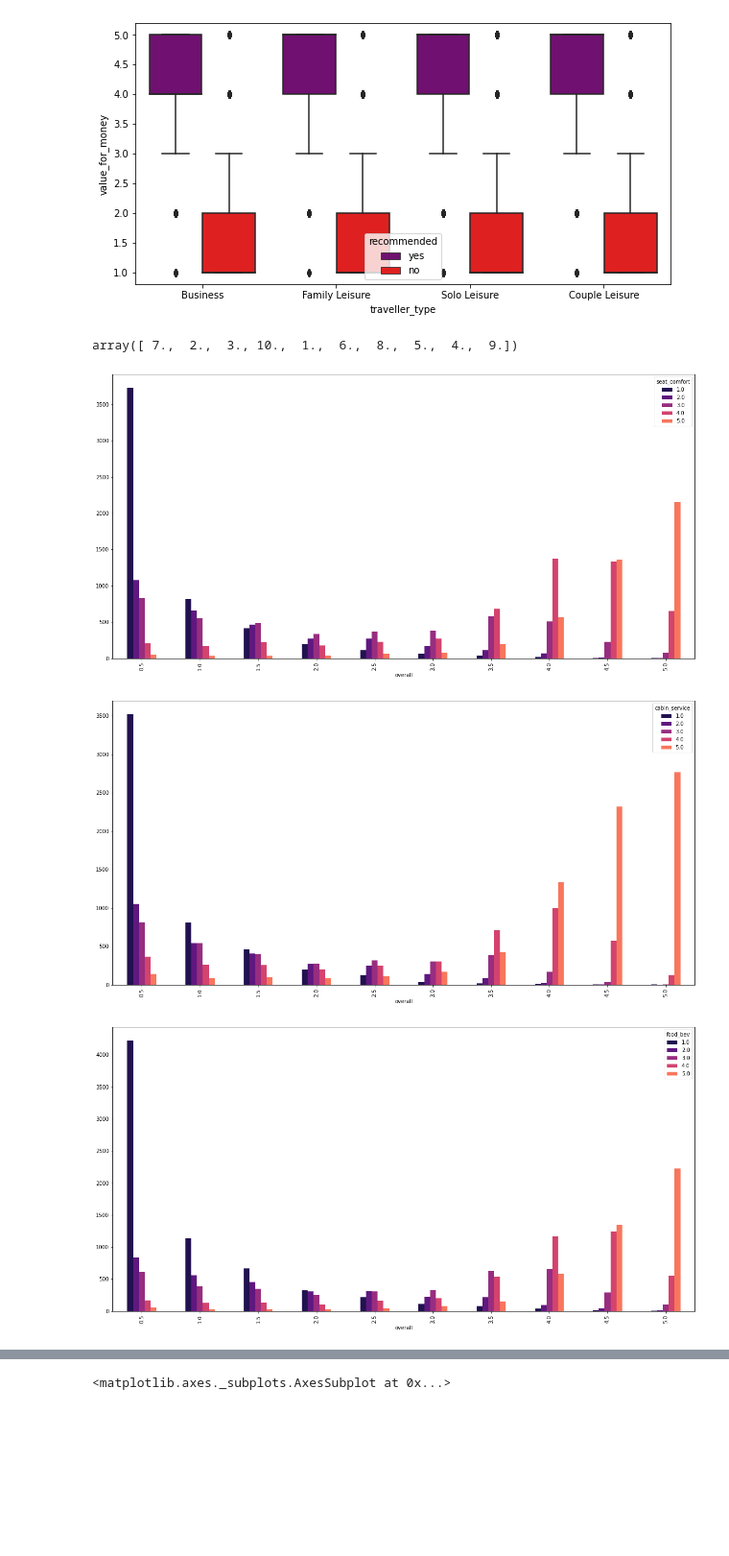
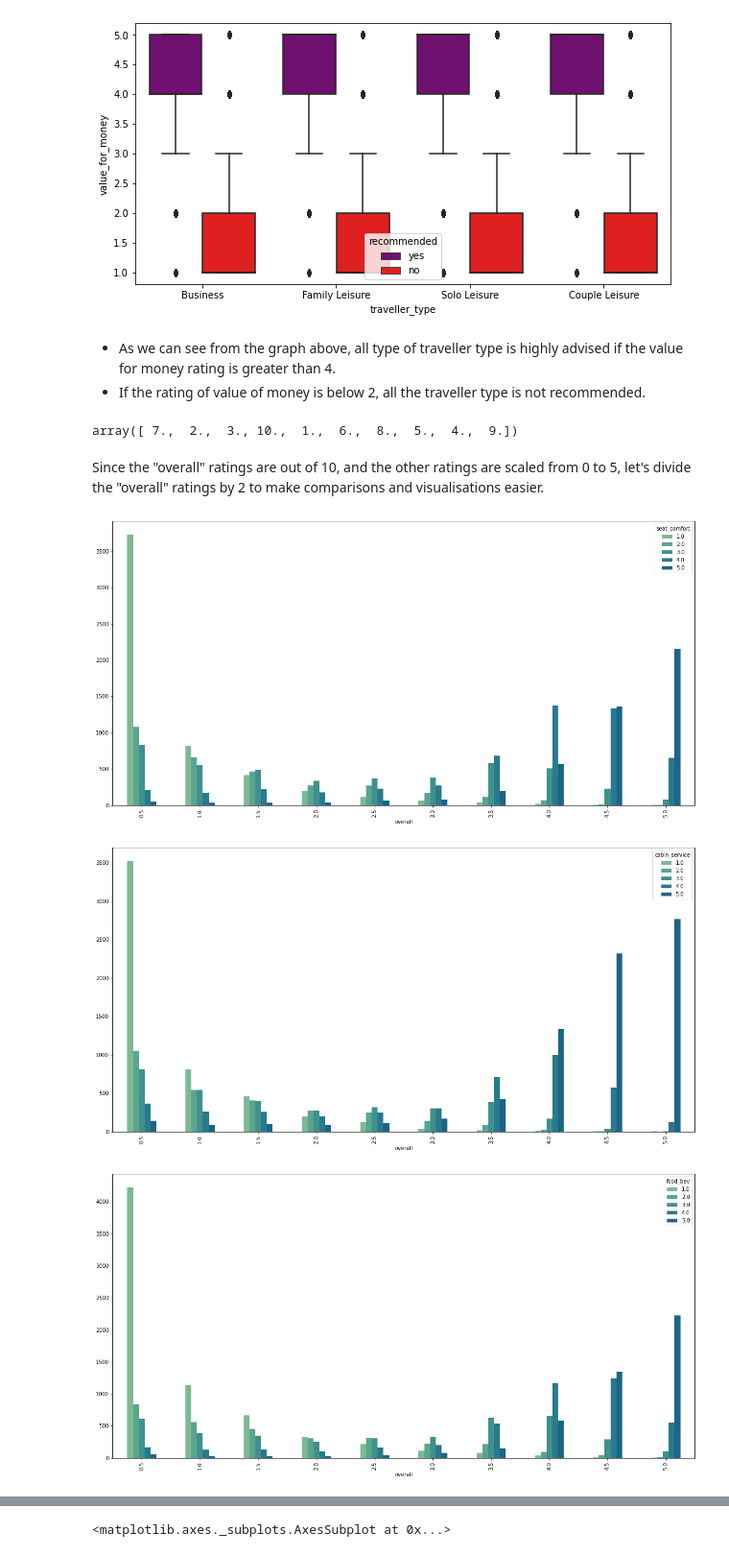
Before and after one commit to paulsoumyadip/airline_referral, a Jupyter notebook: Airline_Passenger_referral_prediction_.ipynb, the cells around one changed output, grey strips where cells are left out. Shown at 96% size. Saved outputs shown, nothing was run; the diff lists cells and outputs as text; code cells hidden in the pictures; blank space fills up the shorter version.

```diff
--- a/Airline_Passenger_referral_prediction_.ipynb
+++ b/Airline_Passenger_referral_prediction_.ipynb
@@ -414,9 +469,14 @@ sns.boxplot(airline_df.traveller_type, airline_df.value_for_money, hue = airline
 # %% [output]
 <matplotlib.axes._subplots.AxesSubplot at 0x...>
 [figure]
+# %% [markdown]
+* As we can see from the graph above, all type of traveller type is highly advised if the value for money rating is greater than 4.
+* If the rating of value of money is below 2, all the traveller type is not recommended.
 # %%
 #Check the unique overall ratings
 airline_df.overall.unique()
 # %% [output]
 array([ 7.,  2.,  3., 10.,  1.,  6.,  8.,  5.,  4.,  9.])
+# %% [markdown]
+Since the "overall" ratings are out of 10, and the other ratings are scaled from 0 to 5, let's divide the "overall" ratings by 2 to make comparisons and visualisations easier.
 # %%
@@ -426,11 +487,11 @@ airline_df["overall"] = airline_df["overall"]/2
 review_columns = ['overall','seat_comfort','cabin_service','food_bev','entertainment', 'ground_service', 'value_for_money']
 # %%
-#Understanding the relationship of the various kinds of ratings with the overall ratings using a loop
-sns.set_palette('magma')
+# Understanding the relationship of the various kinds of ratings with the overall ratings using a loop
+sns.set_palette('crest')
 for i in review_columns[1:]:
   x = airline_df.groupby([airline_df['overall']])
   x[i].value_counts().unstack().plot(kind= 'bar', figsize=(20,10))
 # %% [output]
-[figure, old version]
+[figure, new version]
-[figure, old version]
+[figure, new version]
-[figure, old version]
+[figure, new version]
```
Also changed, not shown: parts of 85 cells of this notebook.
